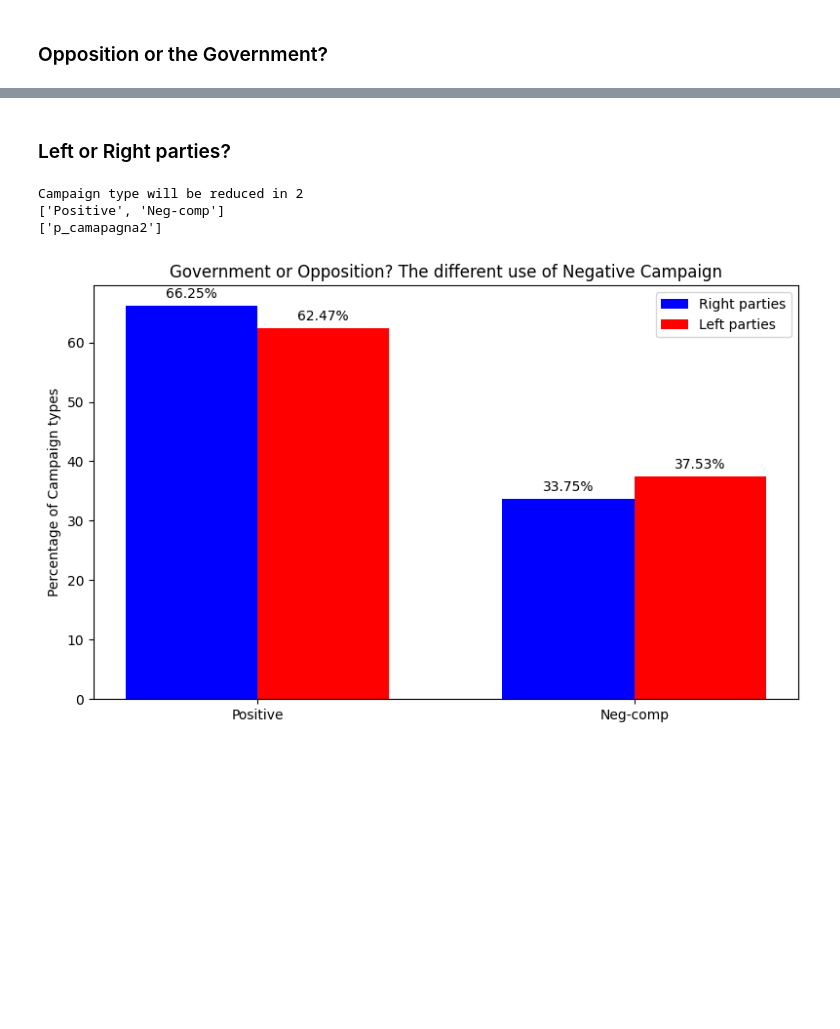
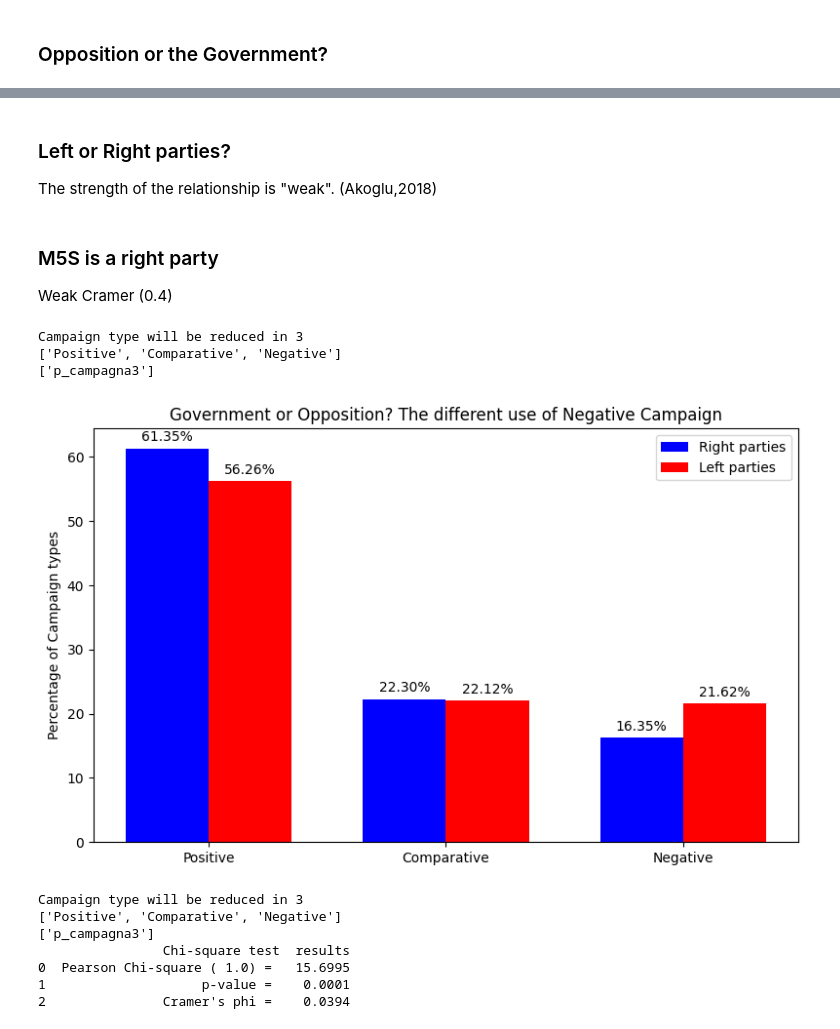
Before and after one commit to SalvatoreRomano1/thesis, a Jupyter notebook: analysis_python/Statistical_Analysis.ipynb, the cells around one changed output, grey strips where cells are left out. Saved outputs shown, nothing was run; the diff lists cells and outputs as text; code cells hidden in the pictures; blank space fills up the shorter version.

```diff
--- a/analysis_python/Statistical_Analysis.ipynb
+++ b/analysis_python/Statistical_Analysis.ipynb
@@ -305,11 +403,11 @@ changeReduction()
 
 
 # create the new DB
-a = postDB.loc[postDB['p_governo'] == 'Government']
+a = postDB3.loc[postDB3['p_governo'] == 'Government']
 a = a.groupby(p_campagnaVar).count().reindex(newindex)
 a = a.Count.transform(lambda x: x/x.sum()*100)
 
-b = postDB.loc[postDB['p_governo'] == 'Opposition']
+b = postDB3.loc[postDB3['p_governo'] == 'Opposition']
 b = b.groupby(p_campagnaVar).count().reindex(newindex)
 b = b.Count.transform(lambda x: x/x.sum()*100)
 
@@ -331,10 +429,28 @@ ax.set_ylabel('Percentage of Campaign types')
 ax.set_title('Government or Opposition? The different use of Negative Campaign')
 ax.set_xticks(x)
 ax.set_xticklabels(labels)
+ax.set_xticklabels(['Positive campaign', 'Comparative campaign','Negative campaign'])
 ax.legend()
 
 # plot
 fig.tight_layout()
 #plt.savefig('images/governo.png', dpi=300)
 plt.show()
+
+changeReduction2()
+
+crosstab1, test_results1, expected = rp.crosstab(postDB3[p_campagnaVar], postDB3["p_governo"],
+                                               prop= 'col',
+                                               test= "chi-square",
+                                               #‘row’, ‘col’, or ‘cell’.
+                                               expected_freqs= True,
+                                               #cramer_correction = True,
+                                               #prop= "cell"
+                                                )
+
+#print(crosstab1)
+#print('---------------------------------------------------')
+print(test_results1)
+
+hide_toggle()
 # %% [output]
@@ -345,5 +469,9 @@ Campaign type will be reduced in 2
 # %% [markdown]
 ### Left or Right parties?
+The strength of the relationship is "weak". (Akoglu,2018)
+# %% [markdown]
+### M5S is a right party
+Weak Cramer (0.4)
 # %%
 # The use of negative campaign: Opposition or the Government?
 
@@ -351,40 +479,63 @@ changeReduction()
 
 
 # create the new DB
-a = postDB.loc[postDB['p_dx_sx'] == 'Right parties']
+a = postDB3.loc[postDB3['p_dx_sx'] == 'Right parties']
 a = a.groupby(p_campagnaVar).count().reindex(newindex)
 a = a.Count.transform(lambda x: x/x.sum()*100)
 
-b= postDB.loc[postDB['p_dx_sx'] == 'Left parties']
+b= postDB3.loc[postDB3['p_dx_sx'] == 'Left parties']
 b = b.groupby(p_campagnaVar).count().reindex(newindex)
 b = b.Count.transform(lambda x: x/x.sum()*100)
 
 # create a figure
 fig, ax = plt.subplots(figsize=(8,5), dpi=100)
 labels = b.index
 
 # add legend
 x = np.arange(len(labels))
 width = 0.35  # the width of the bars
 rects1 = ax.bar(x - width/2, a, width, label='Right parties', color='b',)
 rects2 = ax.bar(x + width/2, b, width, label='Left parties', color='r', )
 
 autolabel_barPC(rects1)
 autolabel_barPC(rects2)
 
 # add labels
 ax.set_ylabel('Percentage of Campaign types')
 ax.set_title('Government or Opposition? The different use of Negative Campaign')
 ax.set_xticks(x)
 ax.set_xticklabels(labels)
 ax.legend()
 
 # plot
 fig.tight_layout()
 #plt.savefig('images/governo.png', dpi=300)
 plt.show()
+
+changeReduction()
+
+crosstab, test_results, expected = rp.crosstab(postDB["p_camapagna2"], postDB["p_dx_sx"],
+                                               prop= 'col',
+                                               test= "chi-square",
+                                               expected_freqs= True,
+                                               )
+#print (crosstab)
+#print('---------------------------------------------------')
+#print (expected)
+#print('---------------------------------------------------')
+print(test_results)
+
+
+hide_toggle()
 # %% [output]
-Campaign type will be reduced in 2
-['Positive', 'Neg-comp']
-['p_camapagna2']
+Campaign type will be reduced in 3
+['Positive', 'Comparative', 'Negative']
+['p_campagna3']
-[figure, old version]
+[figure, new version]
+Campaign type will be reduced in 3
+['Positive', 'Comparative', 'Negative']
+['p_campagna3']
+                Chi-square test  results
+0  Pearson Chi-square ( 1.0) =   15.6995
+1                    p-value =    0.0001
+2               Cramer's phi =    0.0394
```
Also changed, not shown: parts of 76 cells of this notebook, 1 other file.
